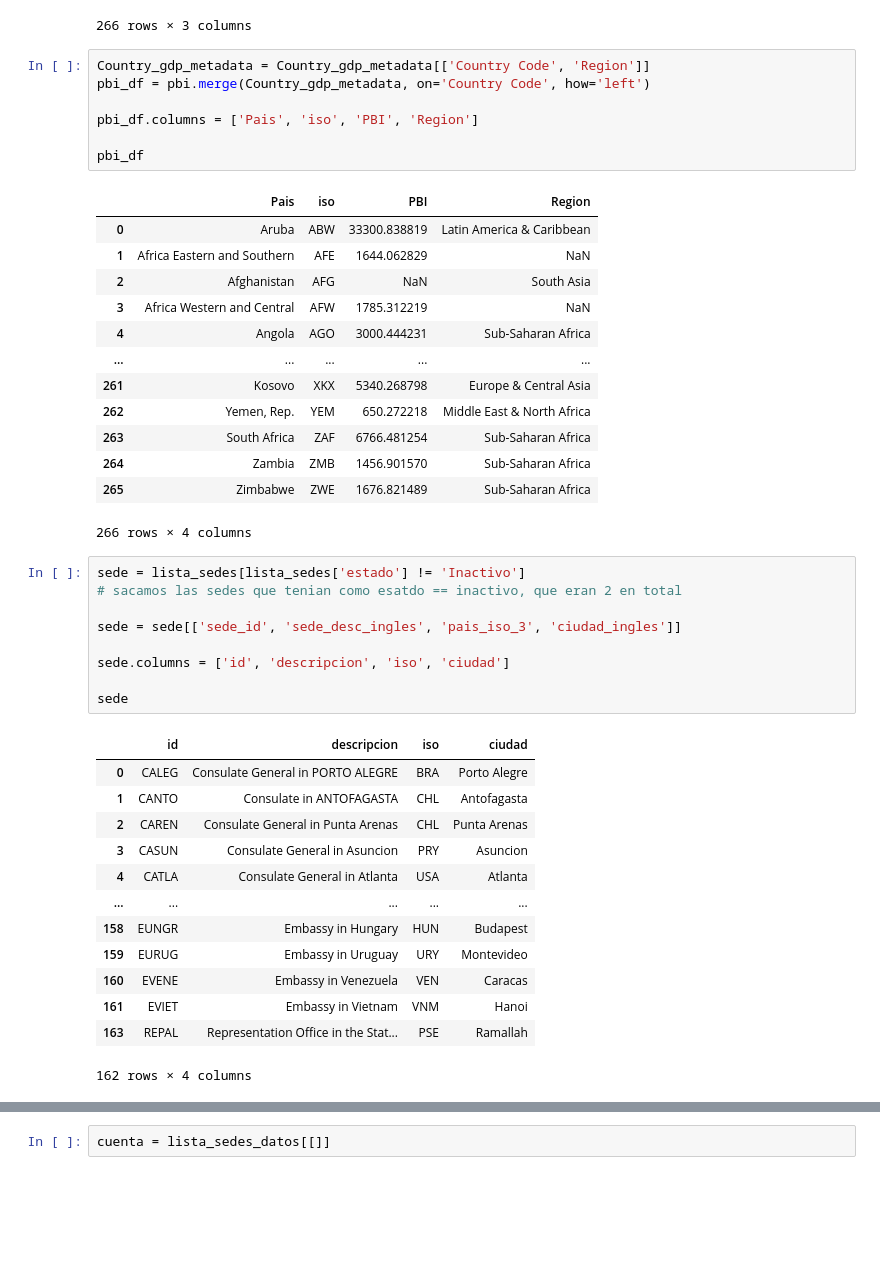
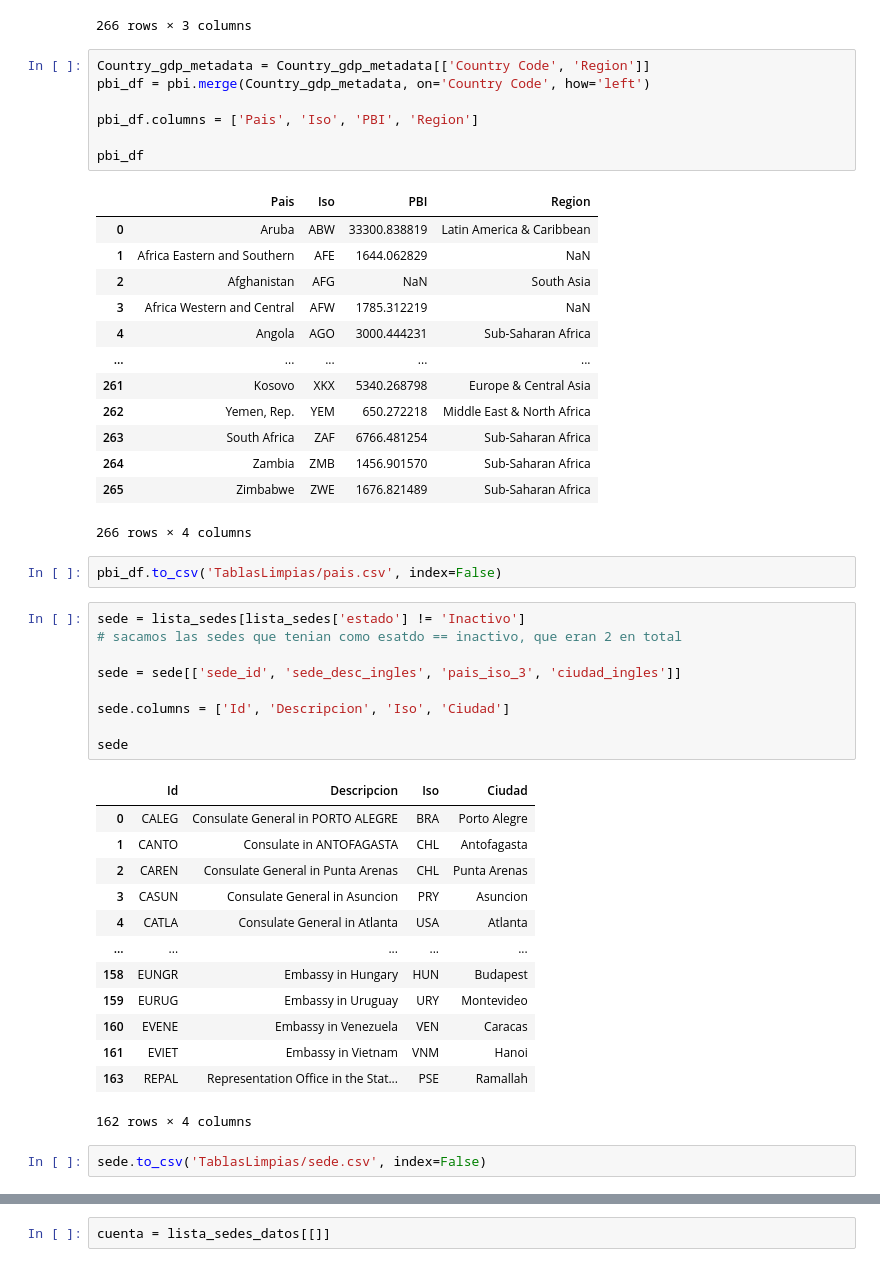
Before and after one commit to N34R20/Laboratorio_de_datos, a Jupyter notebook: TP01/inspect_columns.ipynb, the cells around one changed output, grey strips where cells are left out. Cells and saved outputs as stored; diff of their text form; blank space fills up the shorter version.

Commit message:
tablas limpias completas

```diff
--- a/TP01/inspect_columns.ipynb
+++ b/TP01/inspect_columns.ipynb
@@ -301,11 +330,11 @@ pbi
 Country_gdp_metadata = Country_gdp_metadata[['Country Code', 'Region']]
 pbi_df = pbi.merge(Country_gdp_metadata, on='Country Code', how='left')
 
-pbi_df.columns = ['Pais', 'iso', 'PBI', 'Region']
+pbi_df.columns = ['Pais', 'Iso', 'PBI', 'Region']
 
 pbi_df
 # %% [output]
-|  | Pais | iso | PBI | Region |
+|  | Pais | Iso | PBI | Region |
 | 0 | Aruba | ABW | 33300.838819 | Latin America & Caribbean |
 | 1 | Africa Eastern and Southern | AFE | 1644.062829 | NaN |
 | 2 | Afghanistan | AFG | NaN | South Asia |
@@ -318,17 +347,19 @@ pbi_df
 | 264 | Zambia | ZMB | 1456.901570 | Sub-Saharan Africa |
 | 265 | Zimbabwe | ZWE | 1676.821489 | Sub-Saharan Africa |
 266 rows × 4 columns
+# %%
+pbi_df.to_csv('TablasLimpias/pais.csv', index=False)
 # %%
 sede = lista_sedes[lista_sedes['estado'] != 'Inactivo']
 # sacamos las sedes que tenian como esatdo == inactivo, que eran 2 en total
 
 sede = sede[['sede_id', 'sede_desc_ingles', 'pais_iso_3', 'ciudad_ingles']]
 
-sede.columns = ['id', 'descripcion', 'iso', 'ciudad']
+sede.columns = ['Id', 'Descripcion', 'Iso', 'Ciudad']
 
 sede
 # %% [output]
-|  | id | descripcion | iso | ciudad |
+|  | Id | Descripcion | Iso | Ciudad |
 | 0 | CALEG | Consulate General in PORTO ALEGRE | BRA | Porto Alegre |
 | 1 | CANTO | Consulate in ANTOFAGASTA | CHL | Antofagasta |
 | 2 | CAREN | Consulate General in Punta Arenas | CHL | Punta Arenas |
@@ -341,4 +372,6 @@ sede
 | 161 | EVIET | Embassy in Vietnam | VNM | Hanoi |
 | 163 | REPAL | Representation Office in the Stat... | PSE | Ramallah |
 162 rows × 4 columns
+# %%
+sede.to_csv('TablasLimpias/sede.csv', index=False)
 # %%
```
Also changed, not shown: parts of 9 cells of this notebook, 8 other files.
